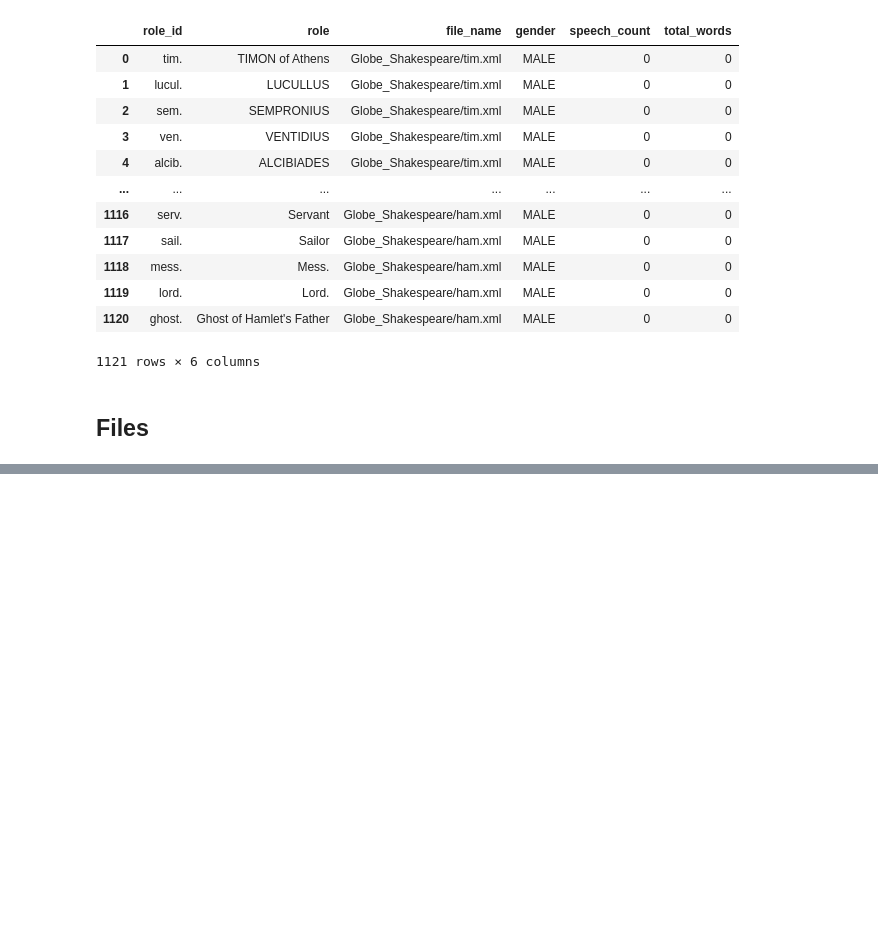
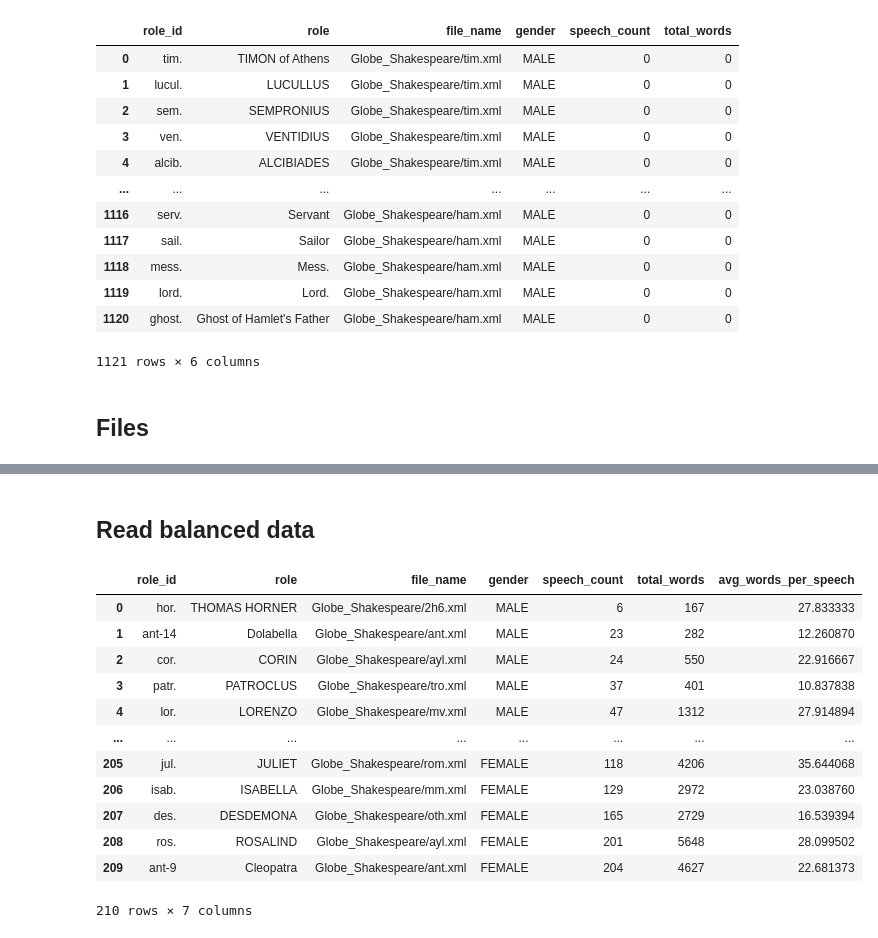
Before and after one commit to johnflanigan/shakespeare-character-genders, a Jupyter notebook: Shakespeare Character Genders.ipynb, the cells around one changed output, grey strips where cells are left out. Cells and saved outputs as stored; diff of their text form; code cells hidden in the pictures; blank space fills up the shorter version.

```diff
--- a/Shakespeare Character Genders.ipynb
+++ b/Shakespeare Character Genders.ipynb
@@ -78,2 +79,21 @@ df
 # %%
 df.to_csv('processed_data.csv')
+# %% [markdown]
+## Read balanced data
+# %%
+balanced_data = pd.read_csv('balanced_data.csv')
+balanced_data
+# %% [output]
+|  | role_id | role | file_name | gender | speech_count | total_words | avg_words_per_speech |
+| 0 | hor. | THOMAS HORNER | Globe_Shakespeare/2h6.xml | MALE | 6 | 167 | 27.833333 |
+| 1 | ant-14 | Dolabella | Globe_Shakespeare/ant.xml | MALE | 23 | 282 | 12.260870 |
+| 2 | cor. | CORIN | Globe_Shakespeare/ayl.xml | MALE | 24 | 550 | 22.916667 |
+| 3 | patr. | PATROCLUS | Globe_Shakespeare/tro.xml | MALE | 37 | 401 | 10.837838 |
+| 4 | lor. | LORENZO | Globe_Shakespeare/mv.xml | MALE | 47 | 1312 | 27.914894 |
+| ... | ... | ... | ... | ... | ... | ... | ... |
+| 205 | jul. | JULIET | Globe_Shakespeare/rom.xml | FEMALE | 118 | 4206 | 35.644068 |
+| 206 | isab. | ISABELLA | Globe_Shakespeare/mm.xml | FEMALE | 129 | 2972 | 23.038760 |
+| 207 | des. | DESDEMONA | Globe_Shakespeare/oth.xml | FEMALE | 165 | 2729 | 16.539394 |
+| 208 | ros. | ROSALIND | Globe_Shakespeare/ayl.xml | FEMALE | 201 | 5648 | 28.099502 |
+| 209 | ant-9 | Cleopatra | Globe_Shakespeare/ant.xml | FEMALE | 204 | 4627 | 22.681373 |
+210 rows × 7 columns
```
Also changed, not shown: parts of 16 cells of this notebook, 1 other file.
